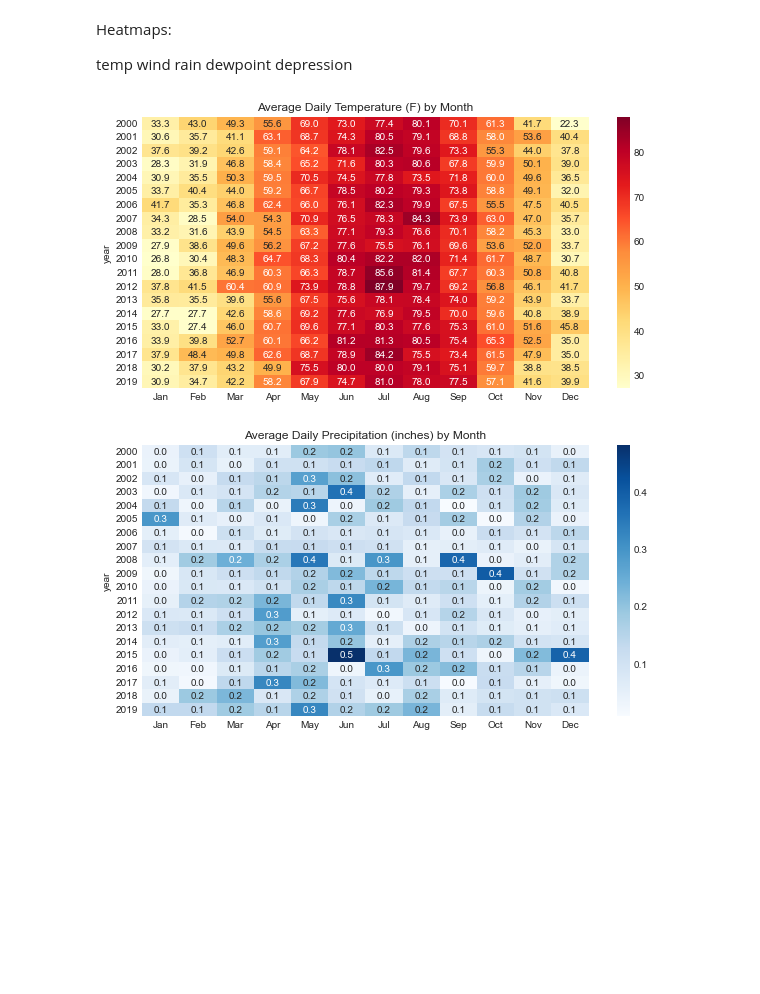
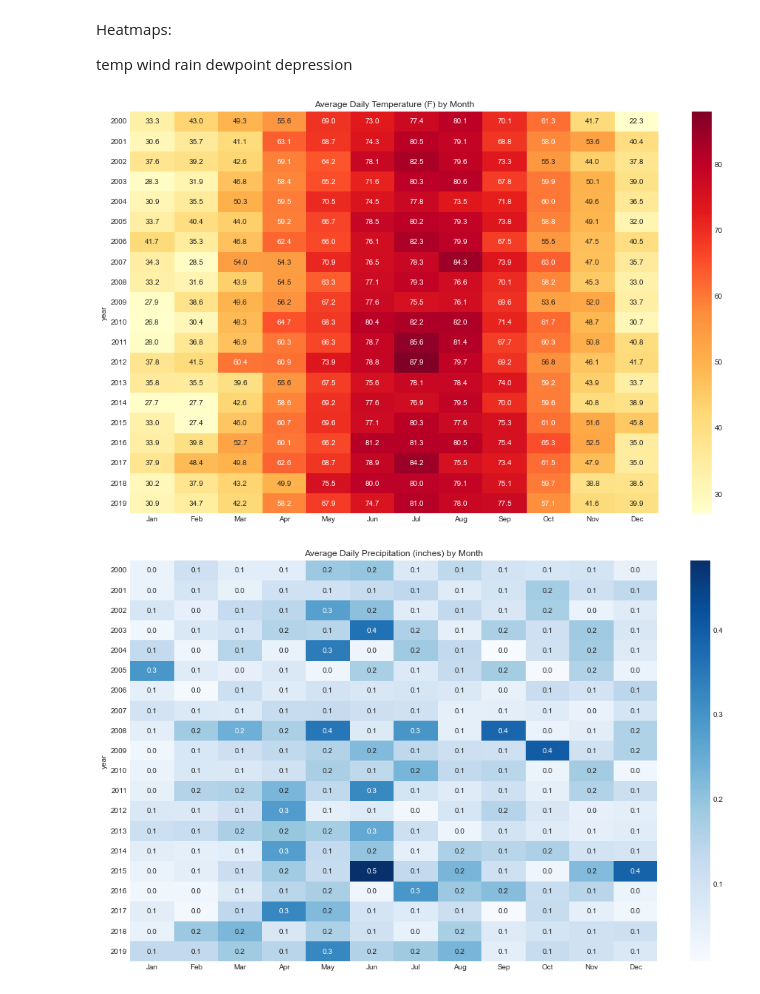
Before and after one commit to billtell/NOAA_GSOD_LambertSTL_2000to2022, a Jupyter notebook: GSOD_lambertSTL_EDA.ipynb, the cells around one changed output. Cells and saved outputs as stored; diff of their text form; code cells hidden in the pictures; blank space fills up the shorter version.

Commit message:
heatmap revisions

```diff
--- a/GSOD_lambertSTL_EDA.ipynb
+++ b/GSOD_lambertSTL_EDA.ipynb
@@ -787,30 +789,33 @@ months = ['Jan','Feb','Mar','Apr','May','Jun',
           'Jul','Aug','Sep','Oct','Nov','Dec']
 # %%
 month_df = lambert.groupby(['year','month'], as_index=False)[['Ave_temp','Precip', 'dewpoint_depression']].mean()
+recent_month_df = lambert_recent.groupby(['year','month'], as_index=False)[['Ave_temp','Precip']].mean()
+
 
 # Temperature heatmap
 data = month_df.pivot('year','month','Ave_temp')
+recent_data = recent_month_df.pivot('year','month','Ave_temp')
 data.columns = months
 
-plt.subplots(figsize=(10,5))
+plt.subplots(figsize=(16,10))
 sns.heatmap(data, cmap='YlOrRd',annot=True, fmt='.1f', vmin=27)
 plt.title('Average Daily Temperature (F) by Month')
 plt.yticks(rotation=0)
 plt.show()
 # %% [output]
-[figure, old version]
+[figure, new version]
 # %%
 # Precipitation heatmap
 data = month_df.pivot('year','month','Precip')
 data.columns = months
 
-plt.subplots(figsize=(10,5))
+plt.subplots(figsize=(16,10))
 sns.heatmap(data, cmap='Blues',annot=True, fmt='.1f')
 plt.title('Average Daily Precipitation (inches) by Month')
 plt.yticks(rotation=0)
 plt.show()
 # %% [output]
-[figure, old version]
+[figure, new version]
 # %%
 # Dewpoint Depression heatmap
 data = month_df.pivot('year','month','dewpoint_depression')
```
Also changed, not shown: parts of 2 cells of this notebook.
